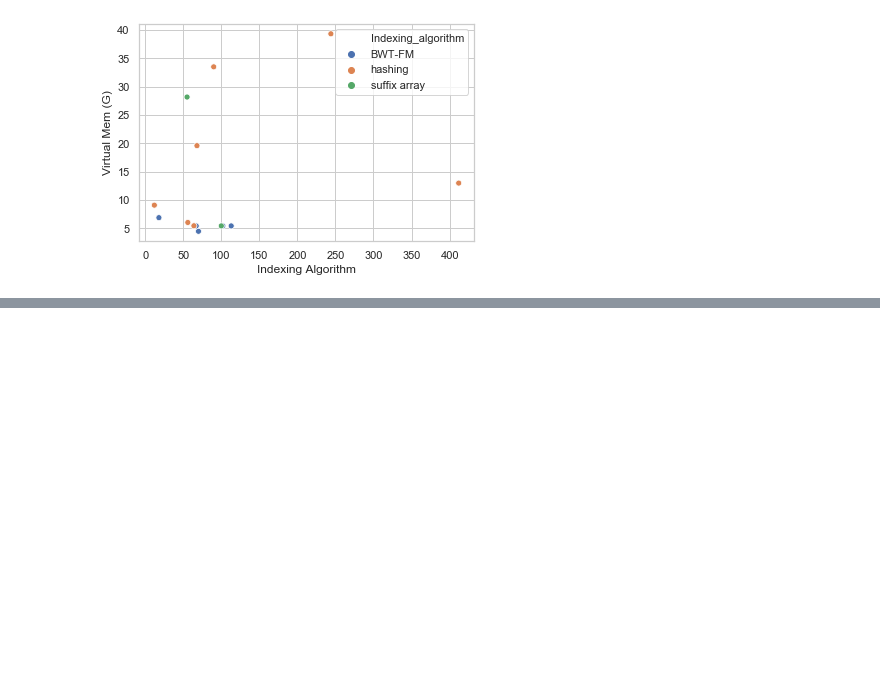
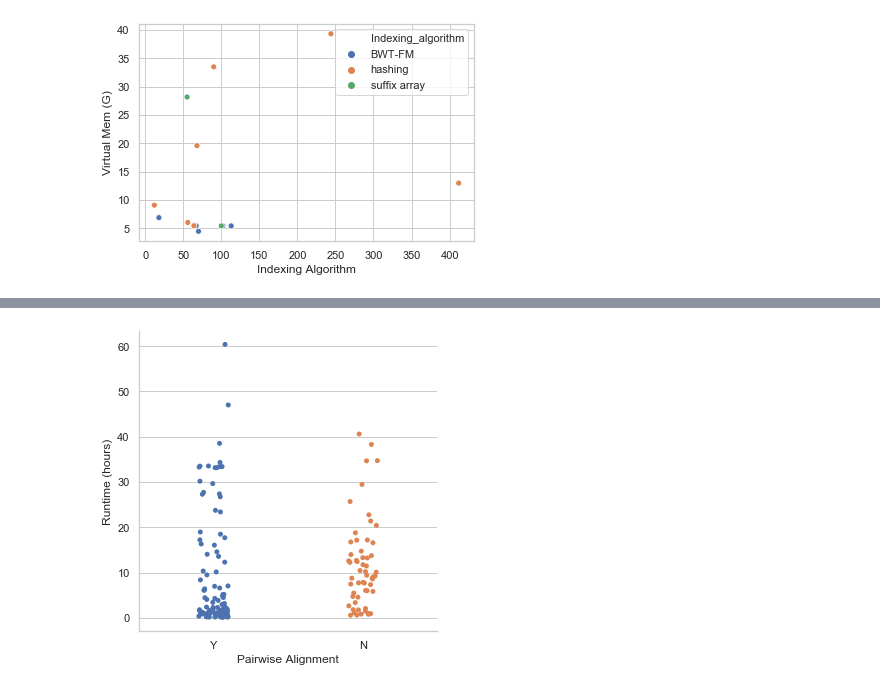
Before and after one commit to Mangul-Lab-USC/technology.dictates.algorithms, a Jupyter notebook: notebooks/runtime_figures.ipynb, the cells around one changed output, grey strips where cells are left out. Cells and saved outputs as stored; diff of their text form; code cells hidden in the pictures; blank space fills up the shorter version.

```diff
--- a/notebooks/runtime_figures.ipynb
+++ b/notebooks/runtime_figures.ipynb
@@ -131,3 +140,8 @@ ax.set(xlabel = 'Indexing Algorithm')
 plt.savefig('../figures/Indexing_mem_vs_runtime.png')
 # %% [output]
 [figure]
+# %%
+tools = data.loc[:,['Aligner','Indexing_algorithm','global_alignment_algorithm','local',
+                   'Pairwise_alignment (DP-based?)','fix length seed','hybrid seeding (search for keyword variable)',
+                   'spaced seed (search for spaced or gapped)','chain_of_seeds']]
+tools.head()
@@ -133,0 +155,8 @@ plt.savefig('../figures/Indexing_mem_vs_runtime.png')
+# %%
+tools.loc[:,'aligner_lower'] = data_year['Aligner'].str.lower()
+seed_info = pd.merge(rtyear, tools, left_on='tools_lower', right_on='aligner_lower', how='inner')
+seed_info = seed_info.loc[:,['Tools','ERR009309','ERR013127','ERR013138','ERR045708','ERR050158','ERR162843',
+                             'ERR181410','ERR183377','SRR061640','SRR360549','Pairwise_alignment (DP-based?)',
+                             'fix length seed','hybrid seeding (search for keyword variable)',
+                             'spaced seed (search for spaced or gapped)','chain_of_seeds']]
+seed_info.head()
@@ -133,0 +170,7 @@ plt.savefig('../figures/Indexing_mem_vs_runtime.png')
+# %%
+seed_all = pd.melt(seed_info, id_vars = ['Tools', 'Pairwise_alignment (DP-based?)',
+                             'fix length seed','hybrid seeding (search for keyword variable)',
+                             'spaced seed (search for spaced or gapped)','chain_of_seeds'],
+        value_vars = ['ERR009309', 'ERR013127', 'ERR013138', 'ERR045708', 'ERR050158', 'ERR162843', 'ERR181410',
+                     'ERR183377', 'SRR061640', 'SRR360549'], value_name = 'runtime')
+seed_all.head()
@@ -133,0 +184,6 @@ plt.savefig('../figures/Indexing_mem_vs_runtime.png')
+# %%
+ax = sns.catplot(data = seed_all, x = 'Pairwise_alignment (DP-based?)', y = 'runtime')
+ax.set(xlabel = 'Pairwise Alignment', ylabel = 'Runtime (hours)')
+plt.show()
+# %% [output]
+[figure, added]
```
Also changed, not shown: parts of 13 cells of this notebook, 1 other file.
